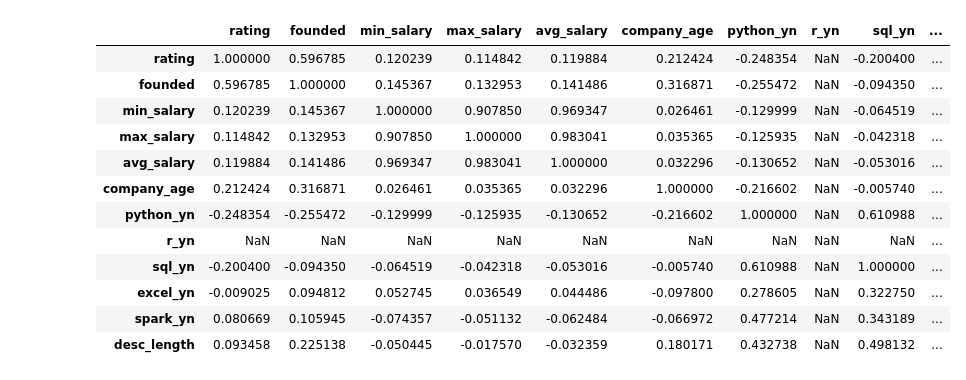
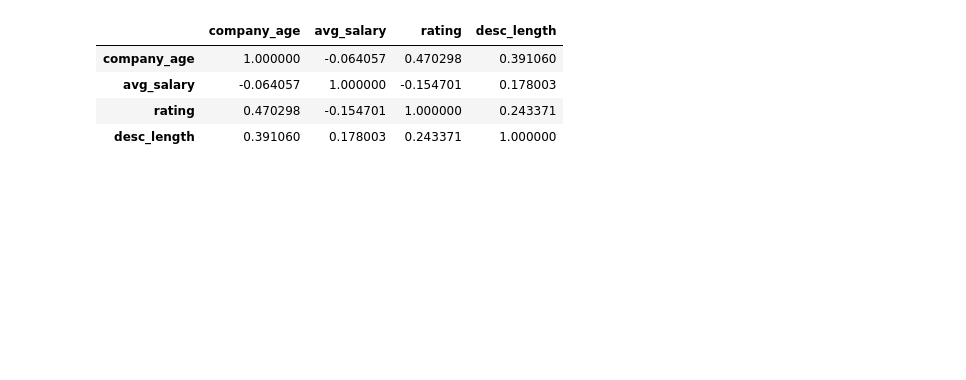
Before and after one commit to SwastikSonkusare/ds_salary_proj, a Jupyter notebook: data_cleaning.ipynb, the cells around one changed output. Drawn from its saved outputs; the diff is of its cells as text; code cells hidden in the pictures; blank space fills up the shorter version.

```diff
--- a/data_cleaning.ipynb
+++ b/data_cleaning.ipynb
@@ -51,5 +162,5 @@ data engineer      2
 Name: job_simplified, dtype: int64
 # %%
-df['seniority'] = df['Job Title'].apply(seniority)
+df['seniority'] = df['job_title'].apply(seniority)
 df['seniority'].value_counts()
 # %% [output]
@@ -58,6 +169,6 @@ senior    21
 junior     6
 Name: seniority, dtype: int64
 # %%
-df['desc_length'] = df['Job Description'].apply(lambda x: len(x))
+df['desc_length'] = df['job_description'].apply(lambda x: len(x))
 df['desc_length']
 # %% [output]
@@ -92,3 +203,3 @@ df
 # %%
-df.company_text = df.company_text.apply(lambda x: x.replace('\r\n', ''))
+df['company_text'] = df['company_text'].apply(lambda x: x.replace('\n', ''))
 # %%
@@ -131,0 +301,3 @@ sns.countplot(data=df, x='Rating')
+# %%
+# df[df['location'] == 'Ludhiana']
+df = df.drop(df[df.location == 'Ludhiana'].index)
@@ -161,16 +403,8 @@ Index(['job_title', 'salary_estimate', 'job_description', 'rating',
 # %%
-df.corr()
+df[['company_age', 'avg_salary', 'rating', 'desc_length']].corr()
 # %% [output]
-|  | rating | founded | min_salary | max_salary | avg_salary | company_age | python_yn | r_yn | sql_yn | ... |
-| rating | 1.000000 | 0.596785 | 0.120239 | 0.114842 | 0.119884 | 0.212424 | -0.248354 | NaN | -0.200400 | ... |
-| founded | 0.596785 | 1.000000 | 0.145367 | 0.132953 | 0.141486 | 0.316871 | -0.255472 | NaN | -0.094350 | ... |
-| min_salary | 0.120239 | 0.145367 | 1.000000 | 0.907850 | 0.969347 | 0.026461 | -0.129999 | NaN | -0.064519 | ... |
-| max_salary | 0.114842 | 0.132953 | 0.907850 | 1.000000 | 0.983041 | 0.035365 | -0.125935 | NaN | -0.042318 | ... |
-| avg_salary | 0.119884 | 0.141486 | 0.969347 | 0.983041 | 1.000000 | 0.032296 | -0.130652 | NaN | -0.053016 | ... |
-| company_age | 0.212424 | 0.316871 | 0.026461 | 0.035365 | 0.032296 | 1.000000 | -0.216602 | NaN | -0.005740 | ... |
-| python_yn | -0.248354 | -0.255472 | -0.129999 | -0.125935 | -0.130652 | -0.216602 | 1.000000 | NaN | 0.610988 | ... |
-| r_yn | NaN | NaN | NaN | NaN | NaN | NaN | NaN | NaN | NaN | ... |
-| sql_yn | -0.200400 | -0.094350 | -0.064519 | -0.042318 | -0.053016 | -0.005740 | 0.610988 | NaN | 1.000000 | ... |
-| excel_yn | -0.009025 | 0.094812 | 0.052745 | 0.036549 | 0.044486 | -0.097800 | 0.278605 | NaN | 0.322750 | ... |
-| spark_yn | 0.080669 | 0.105945 | -0.074357 | -0.051132 | -0.062484 | -0.066972 | 0.477214 | NaN | 0.343189 | ... |
-| desc_length | 0.093458 | 0.225138 | -0.050445 | -0.017570 | -0.032359 | 0.180171 | 0.432738 | NaN | 0.498132 | ... |
+|  | company_age | avg_salary | rating | desc_length |
+| company_age | 1.000000 | -0.064057 | 0.470298 | 0.391060 |
+| avg_salary | -0.064057 | 1.000000 | -0.154701 | 0.178003 |
+| rating | 0.470298 | -0.154701 | 1.000000 | 0.243371 |
+| desc_length | 0.391060 | 0.178003 | 0.243371 | 1.000000 |
```
Also changed, not shown: parts of 72 cells of this notebook, 4 other files.
